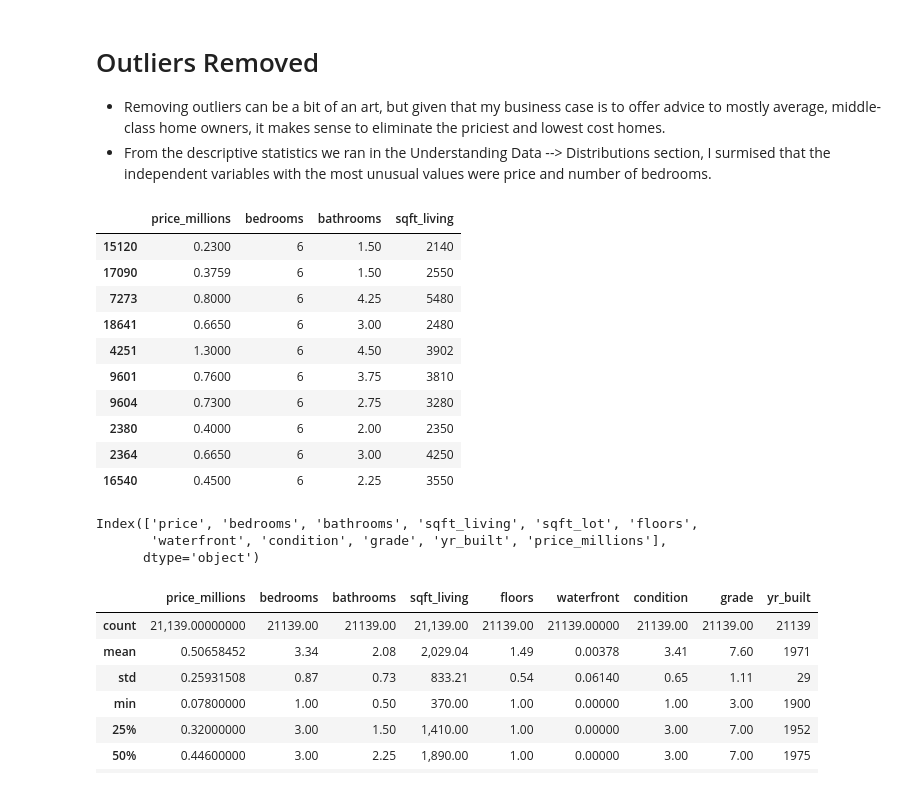
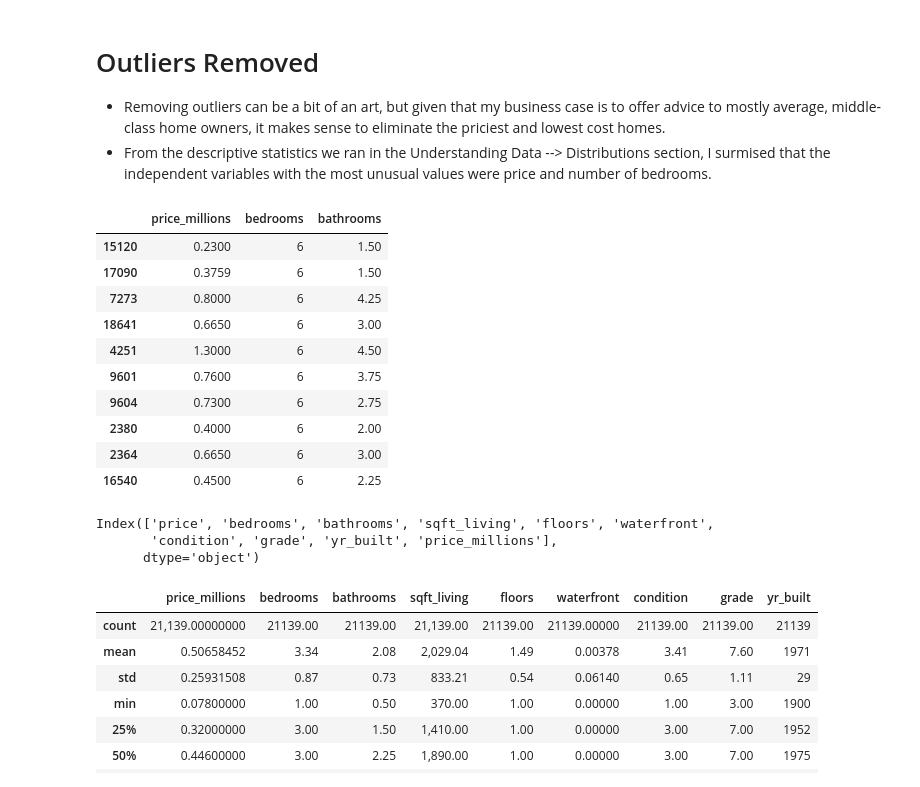
Before and after one commit to clairesarraille/kings_county, a Jupyter notebook: dsc-phase-2-project-main/student.ipynb, the cells around one changed output. Cells and saved outputs as stored; diff of their text form; code cells hidden in the pictures.

Commit message:
Remove sqft_lot and remove outliers by zscore

```diff
--- a/dsc-phase-2-project-main/student.ipynb
+++ b/dsc-phase-2-project-main/student.ipynb
@@ -739,35 +740,37 @@ The R squared value is: 0.6436848228908654
 # Outliers Removed
 - Removing outliers can be a bit of an art, but given that my business case is to offer advice to mostly average, middle-class home owners, it makes sense to eliminate the priciest and lowest cost homes.
 - From the descriptive statistics we ran in the Understanding Data --> Distributions section, I surmised that the independent variables with the most unusual values were price and number of bedrooms.
+# %%
+df_rm_outliers = df_all_cols.drop(['sqft_lot'], axis=1)
 # %%
 # Here we take the absolute value of the z-scores for each value in columns "price" and "bedrooms" and filter our df by...
 # ...only those values which have a z-score < 3
 # df_rm_outliers = df_all_cols[(np.abs(stats.zscore(df_all_cols[['bedrooms']])) < 3)]
-df_rm_outliers = df_all_cols[(np.abs(stats.zscore(df_all_cols[['price']])) < 2)]
+# df_rm_outliers = df_all_cols[(np.abs(stats.zscore(df_all_cols[['price']])) < 2)]
 # df = df[(np.abs(stats.zscore(df[['']])) < 2)]
 # df_rm_outliers = df_all_cols.loc[    (df_all_cols[(np.abs(stats.zscore(df_all_cols[['bedrooms']])) < 3)]) & (df_all_cols[(np.abs(stats.zscore(df_all_cols[['price']])) < 2)])]
 
-df_rm_outliers = df_all_cols[ (np.abs(stats.zscore(df_all_cols[['bedrooms']])) < 3) & (np.abs(stats.zscore(df_all_cols[['price']])) < 3)]
+df_rm_outliers = df_rm_outliers[(np.abs(stats.zscore(df_rm_outliers[['bedrooms']])) < 3) & (np.abs(stats.zscore(df_rm_outliers[['price']])) < 3)]
 # %%
 # Sort by Bedrooms:
-df_rm_outliers[['price_millions', 'bedrooms', 'bathrooms', 'sqft_living']].sort_values('bedrooms', ascending = False).head(10)
+df_rm_outliers[['price_millions', 'bedrooms', 'bathrooms']].sort_values('bedrooms', ascending = False).head(10)
 # %% [output]
-|  | price_millions | bedrooms | bathrooms | sqft_living |
-| 15120 | 0.2300 | 6 | 1.50 | 2140 |
-| 17090 | 0.3759 | 6 | 1.50 | 2550 |
-| 7273 | 0.8000 | 6 | 4.25 | 5480 |
-| 18641 | 0.6650 | 6 | 3.00 | 2480 |
-| 4251 | 1.3000 | 6 | 4.50 | 3902 |
-| 9601 | 0.7600 | 6 | 3.75 | 3810 |
-| 9604 | 0.7300 | 6 | 2.75 | 3280 |
-| 2380 | 0.4000 | 6 | 2.00 | 2350 |
-| 2364 | 0.6650 | 6 | 3.00 | 4250 |
-| 16540 | 0.4500 | 6 | 2.25 | 3550 |
+|  | price_millions | bedrooms | bathrooms |
+| 15120 | 0.2300 | 6 | 1.50 |
+| 17090 | 0.3759 | 6 | 1.50 |
+| 7273 | 0.8000 | 6 | 4.25 |
+| 18641 | 0.6650 | 6 | 3.00 |
+| 4251 | 1.3000 | 6 | 4.50 |
+| 9601 | 0.7600 | 6 | 3.75 |
+| 9604 | 0.7300 | 6 | 2.75 |
+| 2380 | 0.4000 | 6 | 2.00 |
+| 2364 | 0.6650 | 6 | 3.00 |
+| 16540 | 0.4500 | 6 | 2.25 |
 # %%
 df_rm_outliers.columns
 # %% [output]
-Index(['price', 'bedrooms', 'bathrooms', 'sqft_living', 'sqft_lot', 'floors',
-       'waterfront', 'condition', 'grade', 'yr_built', 'price_millions'],
+Index(['price', 'bedrooms', 'bathrooms', 'sqft_living', 'floors', 'waterfront',
+       'condition', 'grade', 'yr_built', 'price_millions'],
       dtype='object')
 # %%
 format_dict = {'bedrooms': '{:.2f}', 'bathrooms': '{:.2f}', 'floors': '{:.2f}', 'sqft_living': '{:20,.2f}', 'sqft_lot': '{:20,.2f}',
```
Also changed, not shown: parts of 6 cells of this notebook.
